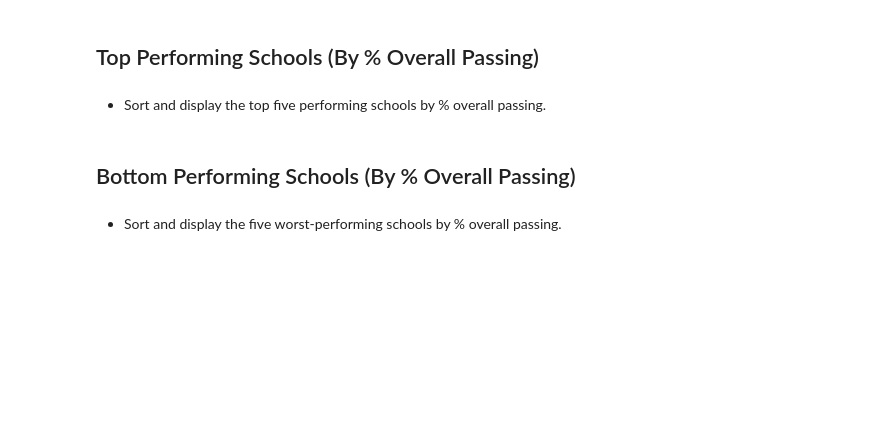
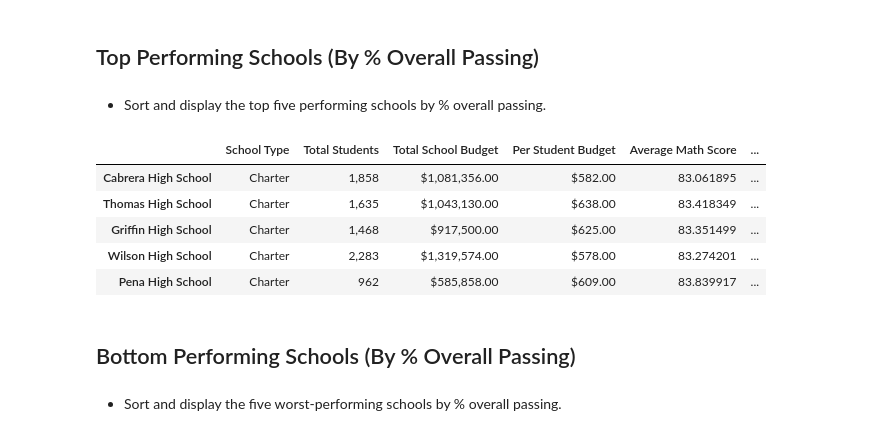
Before and after one commit to shaff183/pandas-challenge, a Jupyter notebook: PyCitySchools/main.ipynb, the cells around one changed output. Saved outputs shown, nothing was run; the diff lists cells and outputs as text; code cells hidden in the pictures; blank space fills up the shorter version.

```diff
--- a/PyCitySchools/main.ipynb
+++ b/PyCitySchools/main.ipynb
@@ -159,3 +119,27 @@ percent_of_kids_who_passed_both = ((kids_in_math + kids_in_reading) / 2) * 100
+# %%
+school_type = school_data.set_index(['school_name'])['type']
+
+total_students = school_data_complete['school_name'].value_counts()
+
+school_budget = school_data.groupby('school_name').sum()['budget']
+
+per_student_budget = school_budget / total_students
+
+average_math_score = school_data_complete.groupby('school_name').mean()['math_score']
+average_read_score = school_data_complete.groupby('school_name').mean()['reading_score']
+
+number_of_kids_pass_math = school_data_complete.loc[school_data_complete['math_score'] >= 70]
+number_of_kids_pass_read = school_data_complete.loc[school_data_complete['reading_score'] >= 70]
+
+percent_pass_math = number_of_kids_pass_math.groupby('school_name').count()['math_score'] / total_students * 100
+percent_pass_read = number_of_kids_pass_read.groupby('school_name').count()['reading_score'] / total_students * 100
+
+number_of_kids_pass_math_reading = number_of_kids_pass_math.loc[number_of_kids_pass_math['reading_score'] >= 70]
+
+kids_in_math = number_of_kids_pass_math_reading.groupby('school_name').count()['math_score'] / total_students
+kids_in_reading = number_of_kids_pass_math_reading.groupby('school_name').count()['reading_score'] / total_students
+
+percent_of_kids_who_passed_both = ((kids_in_math + kids_in_reading) / 2) * 100
 # %%
  # Put all of this into a dataFrame
 school_summary_df = pd.DataFrame({
@@ -185,6 +169,16 @@ school_summary_df.head()
 ## Top Performing Schools (By % Overall Passing)
 # %% [markdown]
 * Sort and display the top five performing schools by % overall passing.
+# %%
+top_five_performing_schools = school_summary_df.sort_values(["% Overall Passing"], ascending=False)
+top_five_performing_schools.head(5)
+# %% [output]
+|  | School Type | Total Students | Total School Budget | Per Student Budget | Average Math Score | ... |
+| Cabrera High School | Charter | 1,858 | $1,081,356.00 | $582.00 | 83.061895 | ... |
+| Thomas High School | Charter | 1,635 | $1,043,130.00 | $638.00 | 83.418349 | ... |
+| Griffin High School | Charter | 1,468 | $917,500.00 | $625.00 | 83.351499 | ... |
+| Wilson High School | Charter | 2,283 | $1,319,574.00 | $578.00 | 83.274201 | ... |
+| Pena High School | Charter | 962 | $585,858.00 | $609.00 | 83.839917 | ... |
 # %% [markdown]
 ## Bottom Performing Schools (By % Overall Passing)
 # %% [markdown]
```
Also changed, not shown: parts of 27 cells of this notebook.
